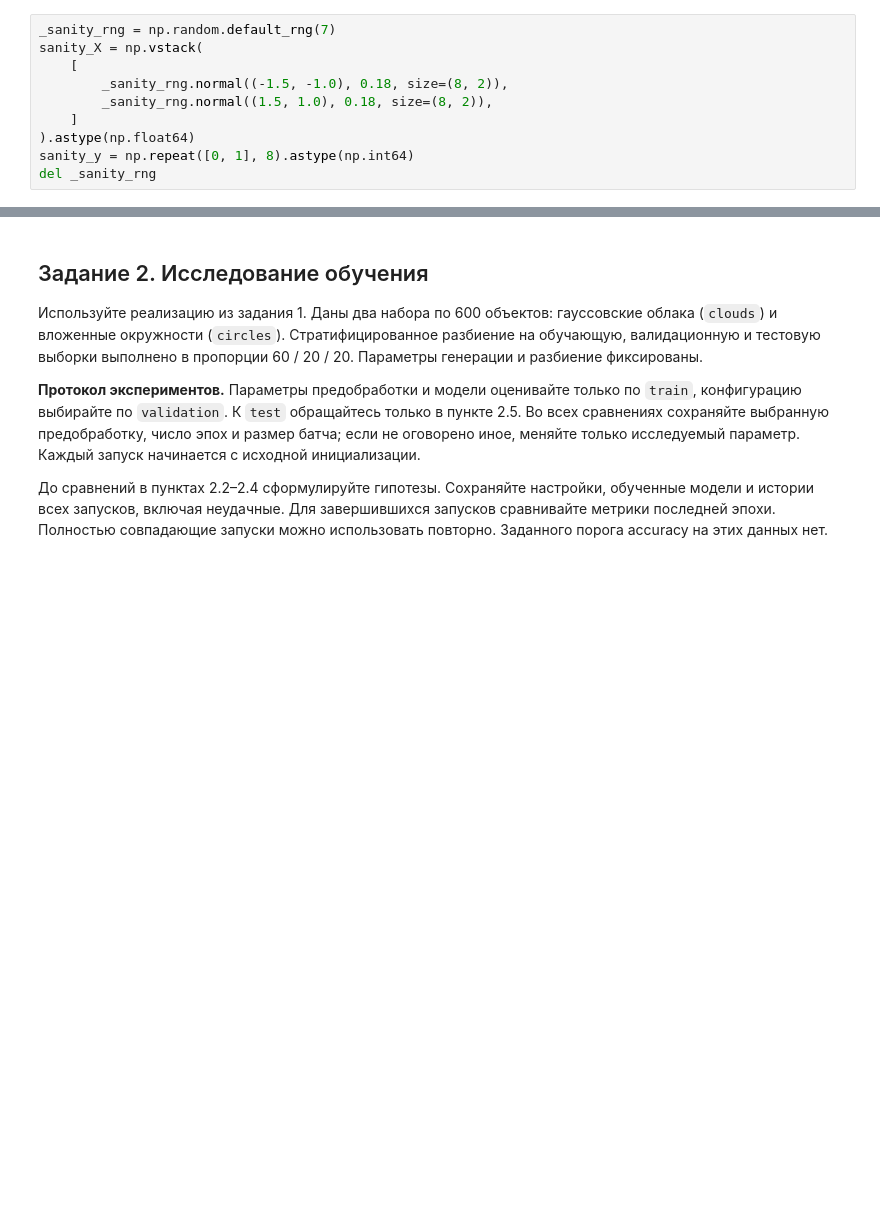
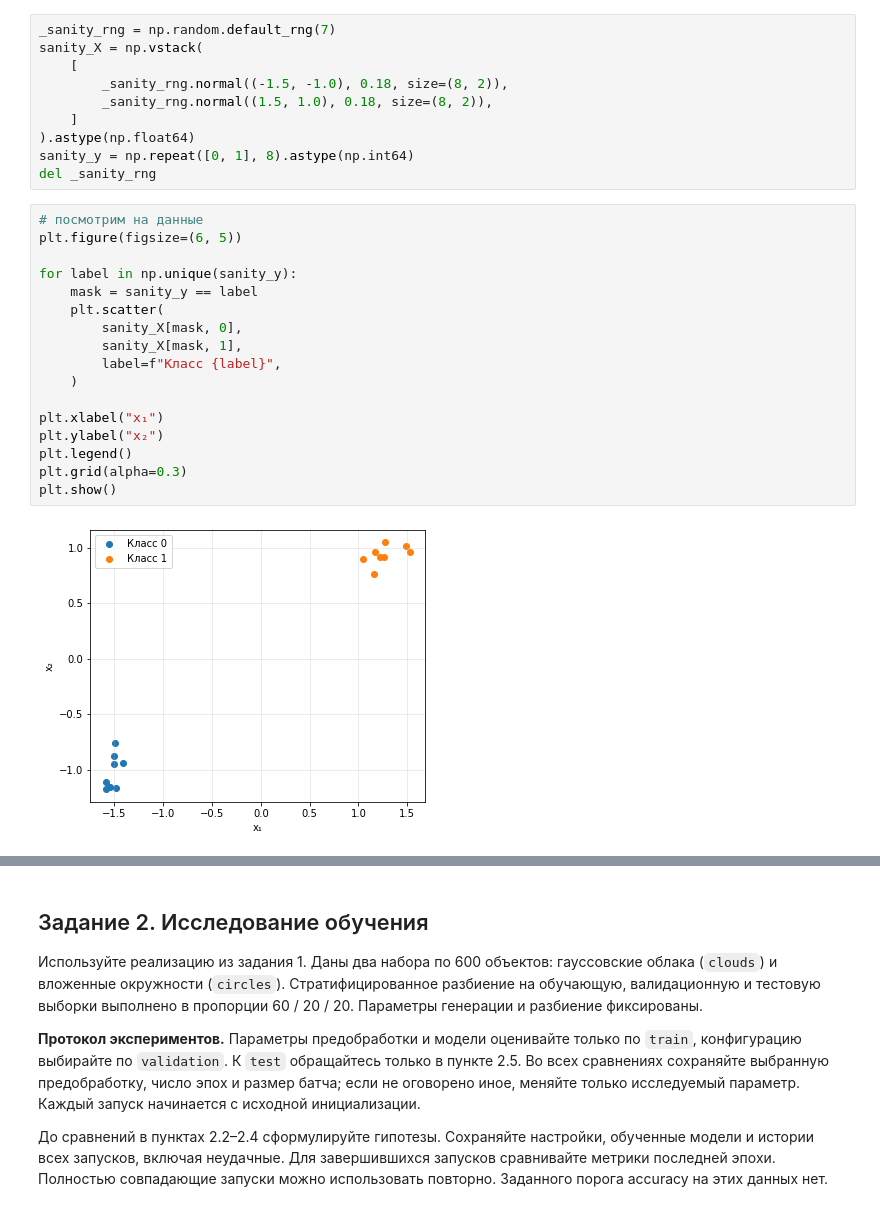
Before and after one commit to Abrackadabrr/machine_learning_practice, a Jupyter notebook: hometask/autumn_semester/task_2/hw2_neural_networks_student.ipynb, the cells around one changed output, grey strips where cells are left out. Drawn from its saved outputs; the diff is of its cells as text; blank space fills up the shorter version.

```diff
--- a/hometask/autumn_semester/task_2/hw2_neural_networks_student.ipynb
+++ b/hometask/autumn_semester/task_2/hw2_neural_networks_student.ipynb
@@ -725,4 +726,23 @@ sanity_X = np.vstack(
 ).astype(np.float64)
 sanity_y = np.repeat([0, 1], 8).astype(np.int64)
 del _sanity_rng
+# %%
+# посмотрим на данные
+plt.figure(figsize=(6, 5))
+
+for label in np.unique(sanity_y):
+    mask = sanity_y == label
+    plt.scatter(
+        sanity_X[mask, 0],
+        sanity_X[mask, 1],
+        label=f"Класс {label}",
+    )
+
+plt.xlabel("x₁")
+plt.ylabel("x₂")
+plt.legend()
+plt.grid(alpha=0.3)
+plt.show()
+# %% [output]
+[figure, added]
 # %%
```
Also changed, not shown: parts of 4 cells of this notebook.
